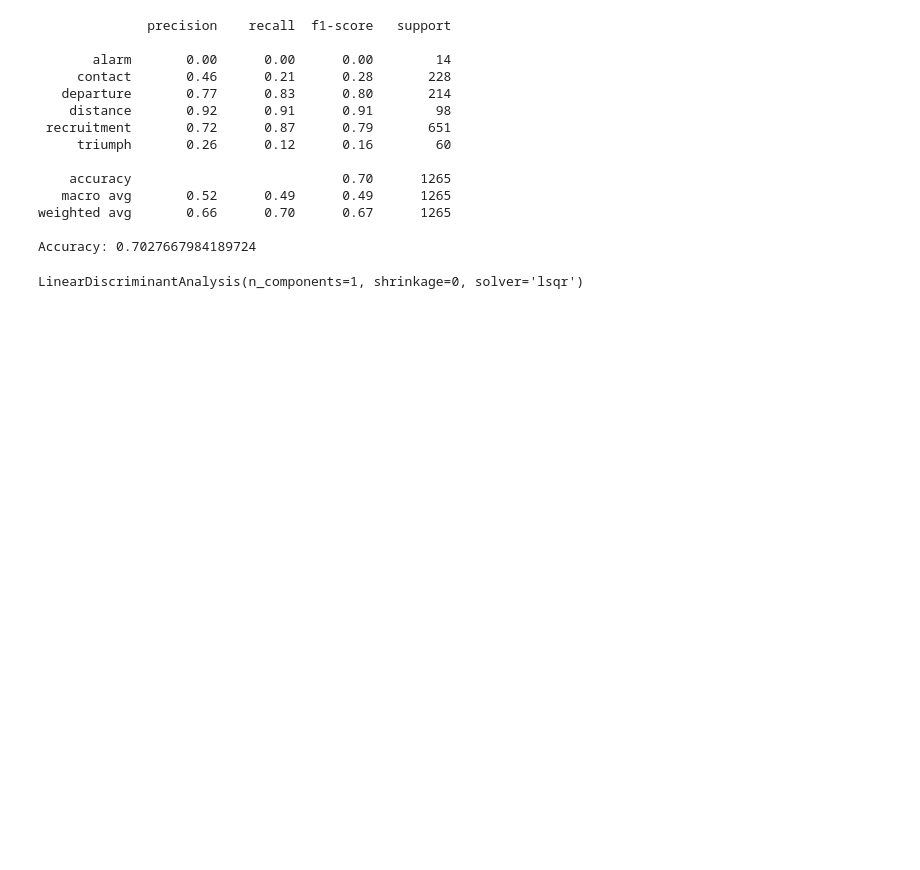
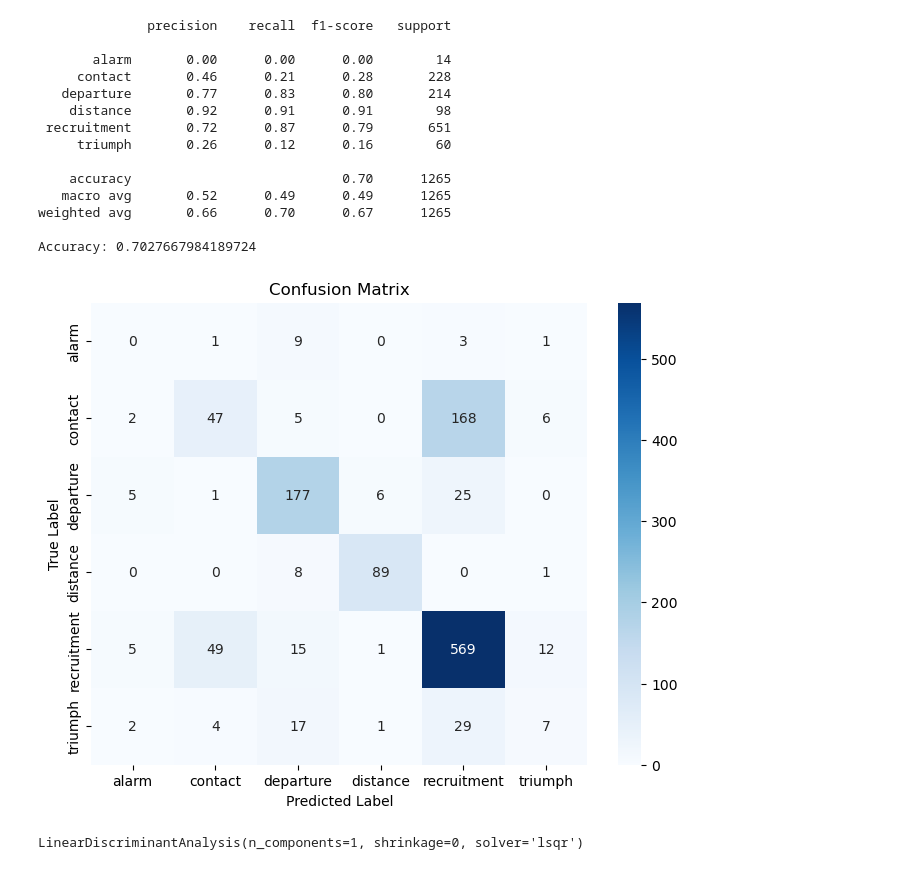
Before and after one commit to lgies23/GooseVocalizations---Thesis-code, a Jupyter notebook: classify_call_types.ipynb, the cells around one changed output. Cells and saved outputs as stored; diff of their text form; code cells hidden in the pictures; blank space fills up the shorter version.

```diff
--- a/classify_call_types.ipynb
+++ b/classify_call_types.ipynb
@@ -22,6 +27,7 @@ np.random.seed(42)
 # %%
 calls_df = pd.read_csv('features_and_spectrograms.csv')
 calls_df['log_padded_spectrogram'] = calls_df['log_padded_spectrogram'].apply(lambda x: np.array(json.loads(x)))
+calls_df['log_padded_lfccs'] = calls_df['log_padded_lfccs'].apply(lambda x: np.asarray(json.loads(x)))
 # %%
 print(len(calls_df[calls_df.isna().any(axis=1)]))
 calls_df = calls_df.dropna()
@@ -47,12 +53,8 @@ dtypes: float64(25), int64(1), object(9)
 memory usage: 1.7+ MB
 # %%
 le = LabelEncoder()
-le.fit(calls_df["call_type"])
-calls_df["encoded_call_type"] = le.transform(calls_df["call_type"])
+y = le.fit_transform(calls_df["call_type"])
 # %% [markdown]
 ## DFA
 # %%
 features_list = ["duration", "f0mean", "f0range", "f0min", "f0max", "f0std_dev", "mean_slope", "f0_q1", "f0_q2", "f0_q3", "hnr", "centr_s", "skew_s", "kurt_s", "std_s", "centr_t", "skew_t", "kurt_t", "std_t", "avg_f_form1"]
-# %%
-X = calls_df[features_list].values
-y = calls_df['call_type'].values
@@ -85,6 +89,18 @@ print("Accuracy:", accuracy_score(y_test, y_pred))
 weighted avg       0.66      0.70      0.67      1265
 
 Accuracy: 0.7027667984189724
+# %%
+cm = confusion_matrix(y_test, y_pred)
+
+# Plot the confusion matrix
+plt.figure(figsize=(8, 6))
+sns.heatmap(cm, annot=True, fmt='d', cmap='Blues', xticklabels=le.classes_, yticklabels=le.classes_)
+plt.title('Confusion Matrix')
+plt.ylabel('True Label')
+plt.xlabel('Predicted Label')
+plt.show()
+# %% [output]
+[figure, added]
 # %%
 lda = LDA(solver="lsqr", shrinkage=0, n_components=1)
 lda.fit(X_train, y_train)
```
Also changed, not shown: parts of 16 cells of this notebook.
